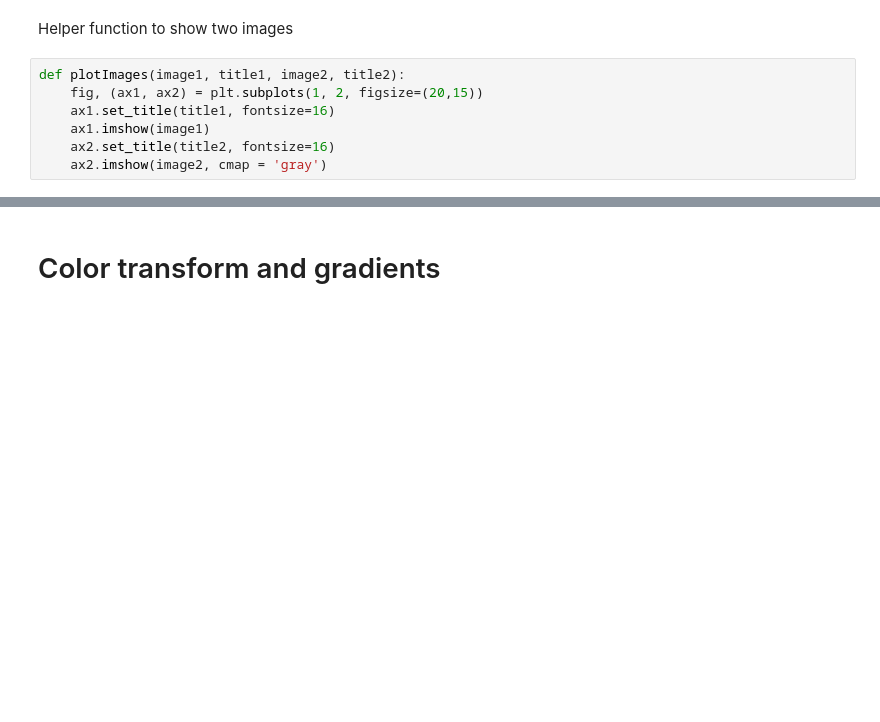
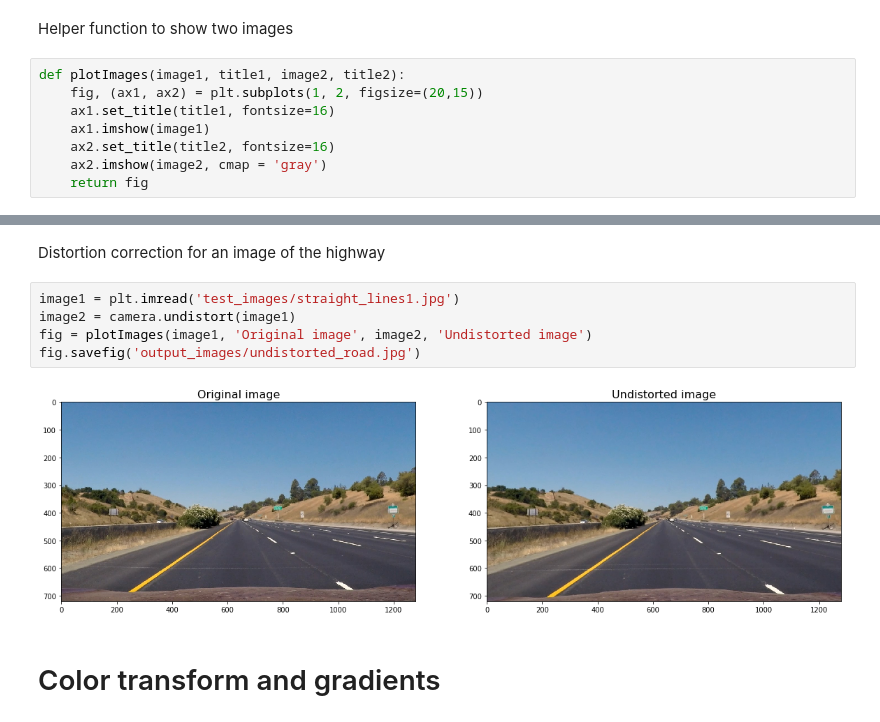
Before and after one commit to serszab/AdvancedLaneFinding, a Jupyter notebook: mySolution.ipynb, the cells around one changed output, grey strips where cells are left out. Cells and saved outputs as stored; diff of their text form; blank space fills up the shorter version.

Commit message:
Undistorted images

```diff
--- a/mySolution.ipynb
+++ b/mySolution.ipynb
@@ -76,3 +76,4 @@ def plotImages(image1, title1, image2, title2):
     ax1.imshow(image1)
     ax2.set_title(title2, fontsize=16)
     ax2.imshow(image2, cmap = 'gray')
+    return fig
@@ -83,5 +87,14 @@ plotImages(image1, 'Original image', image2, 'Undistorted image')
 # %% [output]
 [figure]
+# %% [markdown]
+Distortion correction for an image of the highway
+# %%
+image1 = plt.imread('test_images/straight_lines1.jpg')
+image2 = camera.undistort(image1)
+fig = plotImages(image1, 'Original image', image2, 'Undistorted image')
+fig.savefig('output_images/undistorted_road.jpg')
+# %% [output]
+[figure, added]
 # %% [markdown]
 # Color transform and gradients
 # %%
```
Also changed, not shown: parts of 2 cells of this notebook, 2 other files.
